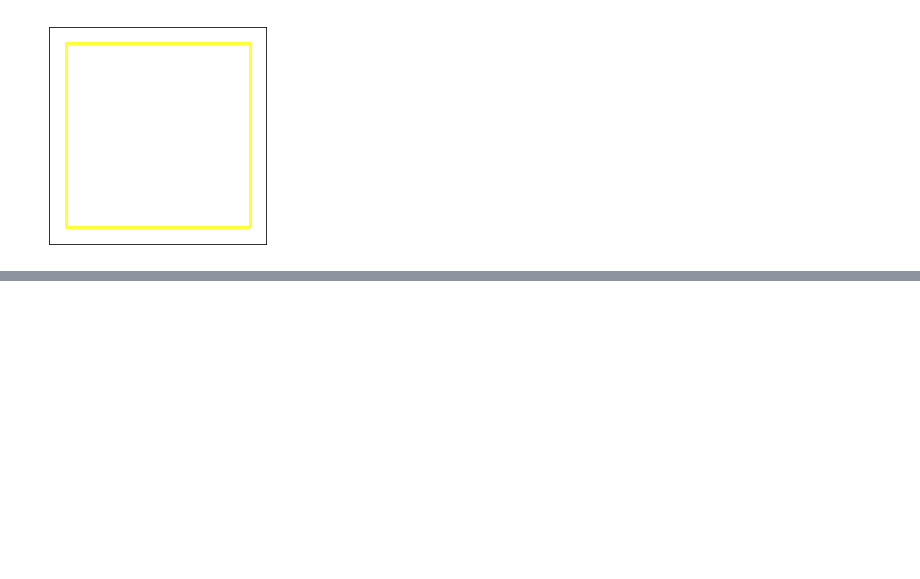
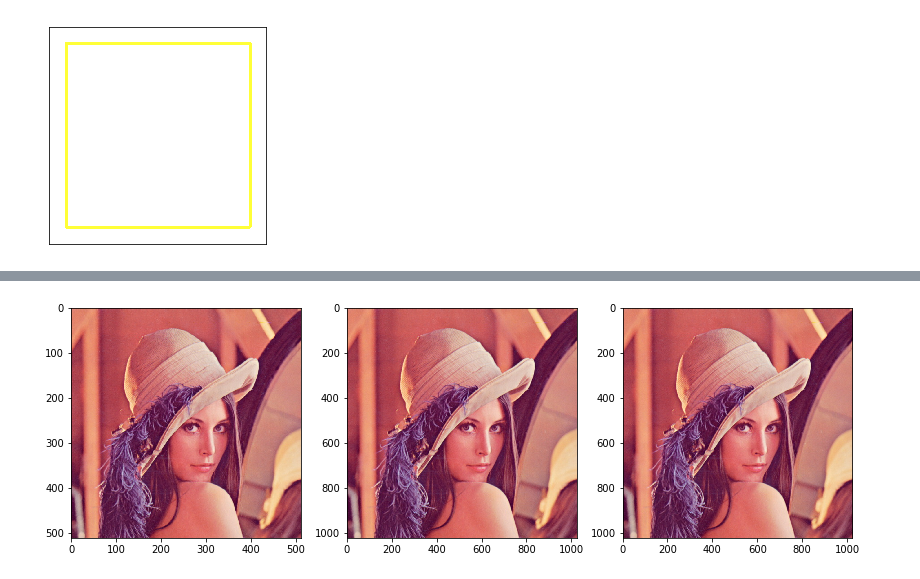
Before and after one commit to daimibbb/Opencv-Master, a Jupyter notebook: Basic/OpenCV使用笔记/opencv使用笔记_01.ipynb, the cells around one changed output, grey strips where cells are left out. Drawn from its saved outputs; the diff is of its cells as text; code cells hidden in the pictures; blank space fills up the shorter version.

```diff
--- a/Basic/OpenCV使用笔记/opencv使用笔记_01.ipynb
+++ b/Basic/OpenCV使用笔记/opencv使用笔记_01.ipynb
@@ -184,0 +290,23 @@ $$M = \begin{bmatrix}
+# %%
+import cv2
+import numpy as np
+from matplotlib import pyplot as plt
+
+img = cv2.imread('data/lena.jpg')
+# 插值：interpolation
+# None本应该是放图像大小的位置的，后面设置了缩放比例，所以就不要了
+res1 = cv2.resize(img, None, fx=2, fy=2, interpolation=cv2.INTER_CUBIC)
+
+# 直接规定缩放大小，这个时候就不需要缩放因子
+height, width = img.shape[:2]
+res2 = cv2.resize(img, (2*width, 2*height), interpolation=cv2.INTER_CUBIC)
+plt.figure(figsize=(14, 10))
+for subfig, image in zip([131, 132, 133], [img, res1, res2]):
+    plt.subplot(subfig)
+    b, g, r = cv2.split(image)
+    image = cv2.merge([r, g, b])
+    plt.imshow(image)
+
+plt.show()
+# %% [output]
+[figure, added]
```
Also changed, not shown: parts of 19 cells of this notebook, 7 other files.
